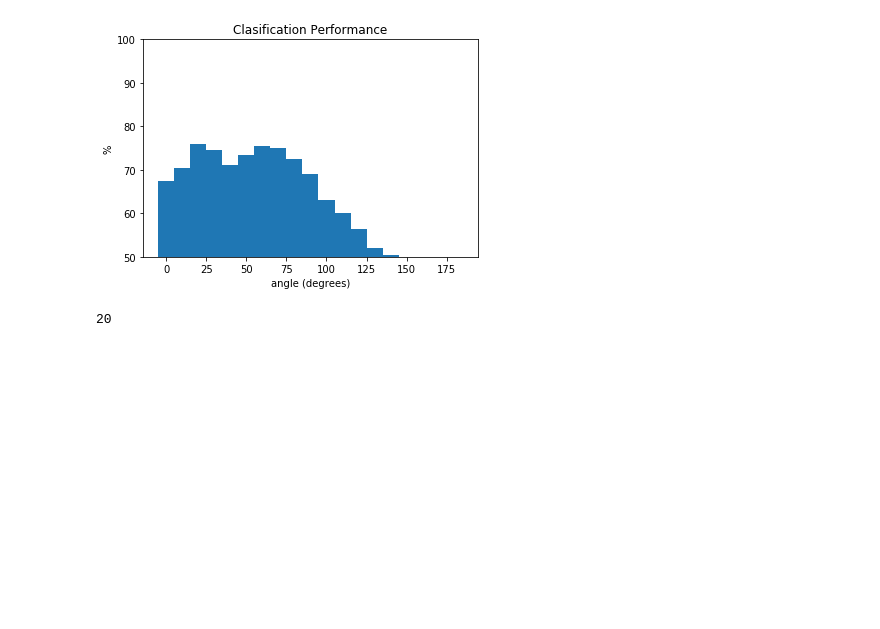
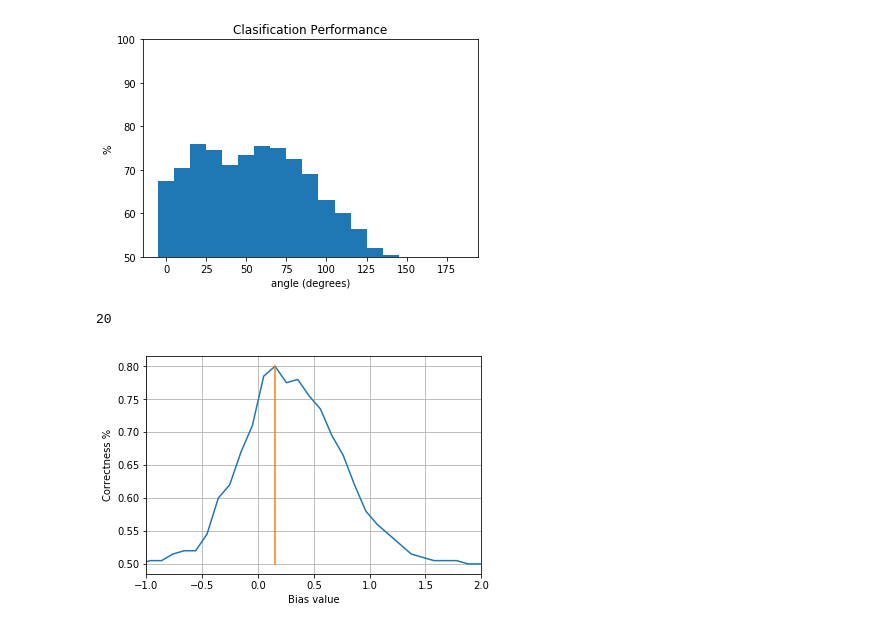
Before and after one commit to juanangd/TU_BERLIN, a Jupyter notebook: MI1-WS20:21/Exercise02/Exercise02.ipynb, the cells around one changed output. Drawn from its saved outputs; the diff is of its cells as text; code cells hidden in the pictures; blank space fills up the shorter version.

```diff
--- a/MI1-WS20:21/Exercise02/Exercise02.ipynb
+++ b/MI1-WS20:21/Exercise02/Exercise02.ipynb
@@ -74,3 +75,36 @@ better_w_angle = max(correct_class, key=correct_class.get)
 print(better_w_angle)
 # %% [output]
 20
+# %%
+bias = np.linspace(-3, 3, 60)
+w = np.array([[radius* np.cos(better_w_angle*2*np.pi/360)],
+              [radius* np.sin(better_w_angle*2*np.pi/360)]]).T
+
+f = lambda x : 1 if (x >=0) else 0
+
+correct_class = np.zeros((2, len(bias)))
+
+for bind, b in enumerate(bias):
+
+        h=np.array(w @ np.array((x_1, x_2)) - b)
+
+        y_pred = [f(a) for a in h[0, :]]
+
+        per_cent = sum(y==y_pred)/y.shape[0]
+
+        correct_class[:, bind] = np.array([b, per_cent ]).T
+# %%
+plt.figure()
+plt.plot(correct_class[0,:], correct_class[1,:])
+
+max_value = np.max(correct_class[1,:])
+ind_value = np.argmax(correct_class[1,:])
+bias_val = correct_class[0, ind_value]
+plt.xlabel("Bias value")
+plt.ylabel("Correctness %")
+plt.xlim(-1, 2)
+plt.plot((bias_val, bias_val), (0.5, max_value))
+plt.grid()
+plt.show()
+# %% [output]
+[figure, added]
```
Also changed, not shown: parts of 6 cells of this notebook.
